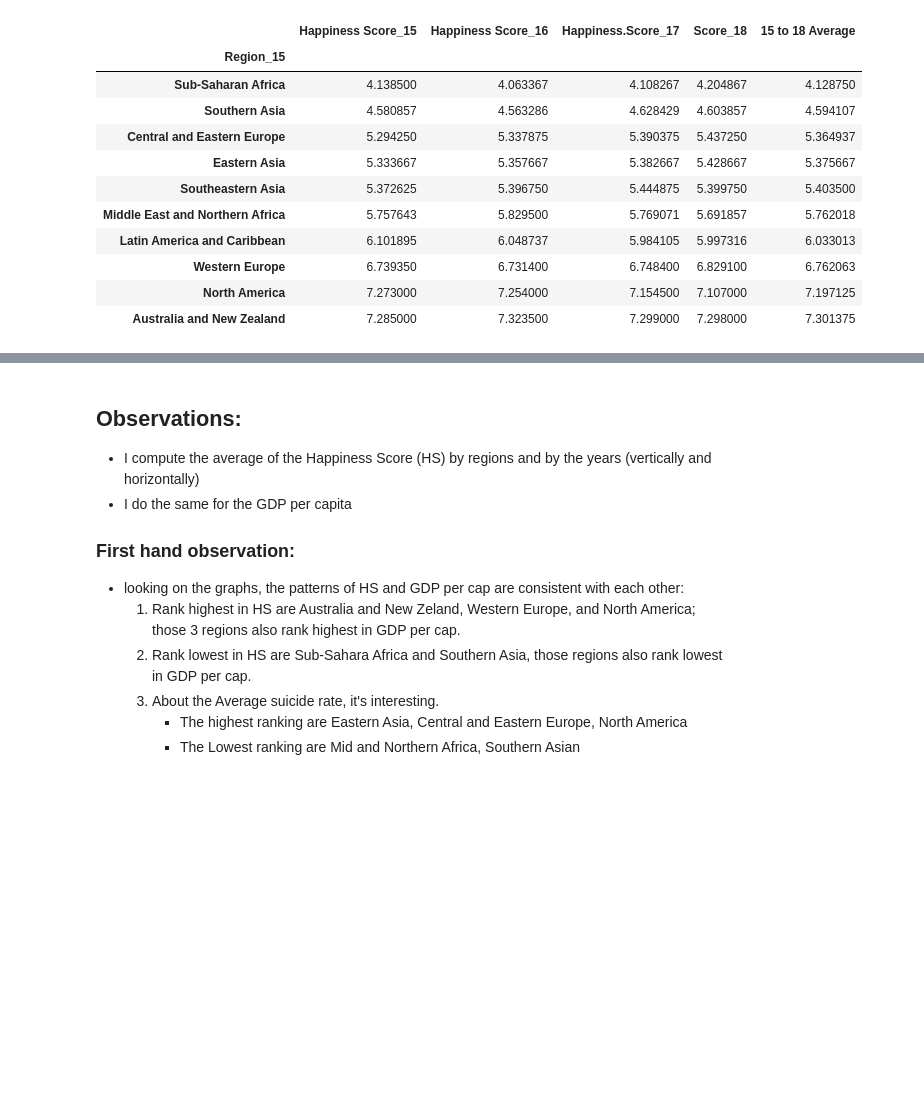
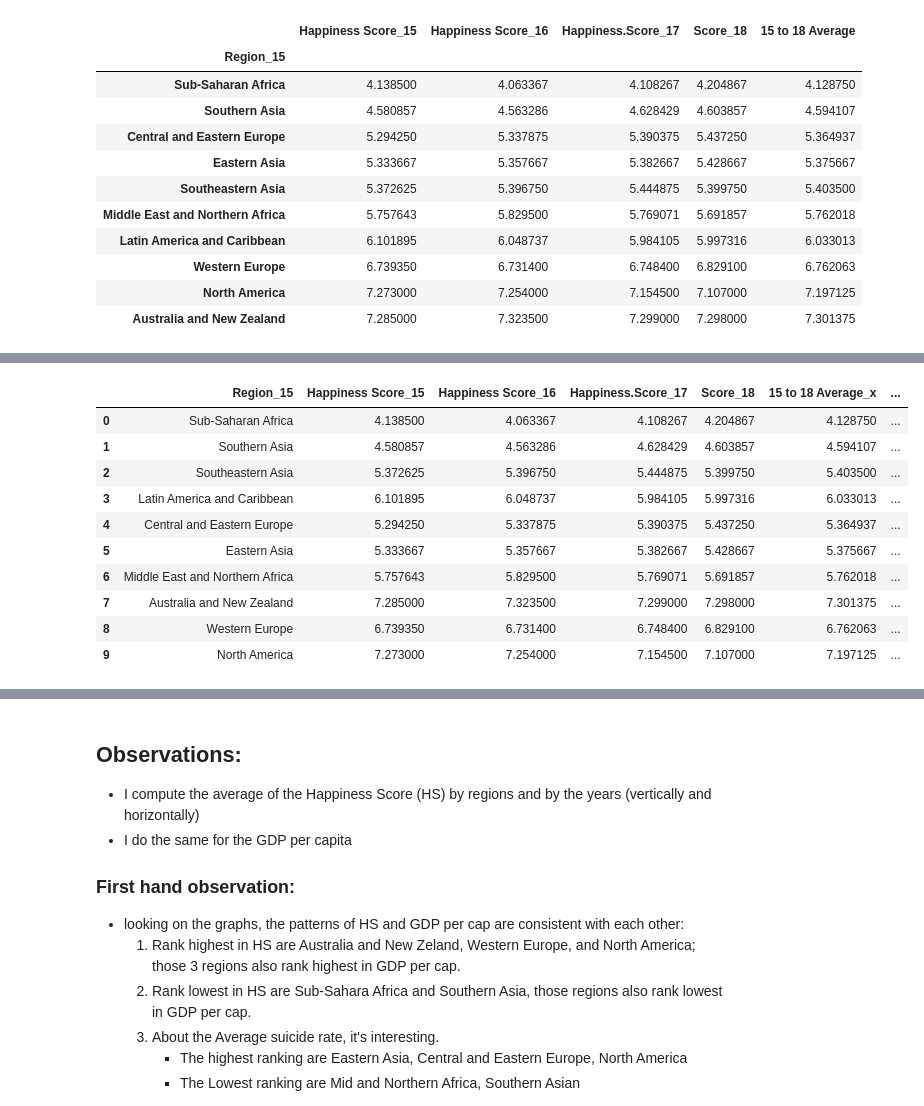
Before and after one commit to PatMartin7/project1, a Jupyter notebook: Analysis/Data Analysis.ipynb, the cells around one changed output, grey strips where cells are left out. Cells and saved outputs as stored; diff of their text form; code cells hidden in the pictures; blank space fills up the shorter version.

```diff
--- a/Analysis/Data Analysis.ipynb
+++ b/Analysis/Data Analysis.ipynb
@@ -331,0 +364,4 @@ ave_region_happiness.plot(kind='bar', y='15 to 18 Average', grid=True, figsize=(
+# %%
+
+happiness_vs_GDP = pd.merge(ave_region_happiness,ave_region_GDPpercap, on='Region_15', how='right')
+happiness_vs_GDP
@@ -331,0 +381,14 @@ ave_region_happiness.plot(kind='bar', y='15 to 18 Average', grid=True, figsize=(
+# %%
+happiness_vs_GDP.reset_index()
+# %% [output]
+|  | Region_15 | Happiness Score_15 | Happiness Score_16 | Happiness.Score_17 | Score_18 | 15 to 18 Average_x | ... |
+| 0 | Sub-Saharan Africa | 4.138500 | 4.063367 | 4.108267 | 4.204867 | 4.128750 | ... |
+| 1 | Southern Asia | 4.580857 | 4.563286 | 4.628429 | 4.603857 | 4.594107 | ... |
+| 2 | Southeastern Asia | 5.372625 | 5.396750 | 5.444875 | 5.399750 | 5.403500 | ... |
+| 3 | Latin America and Caribbean | 6.101895 | 6.048737 | 5.984105 | 5.997316 | 6.033013 | ... |
+| 4 | Central and Eastern Europe | 5.294250 | 5.337875 | 5.390375 | 5.437250 | 5.364937 | ... |
+| 5 | Eastern Asia | 5.333667 | 5.357667 | 5.382667 | 5.428667 | 5.375667 | ... |
+| 6 | Middle East and Northern Africa | 5.757643 | 5.829500 | 5.769071 | 5.691857 | 5.762018 | ... |
+| 7 | Australia and New Zealand | 7.285000 | 7.323500 | 7.299000 | 7.298000 | 7.301375 | ... |
+| 8 | Western Europe | 6.739350 | 6.731400 | 6.748400 | 6.829100 | 6.762063 | ... |
+| 9 | North America | 7.273000 | 7.254000 | 7.154500 | 7.107000 | 7.197125 | ... |
```
Also changed, not shown: parts of 29 cells of this notebook, 18 other files.
